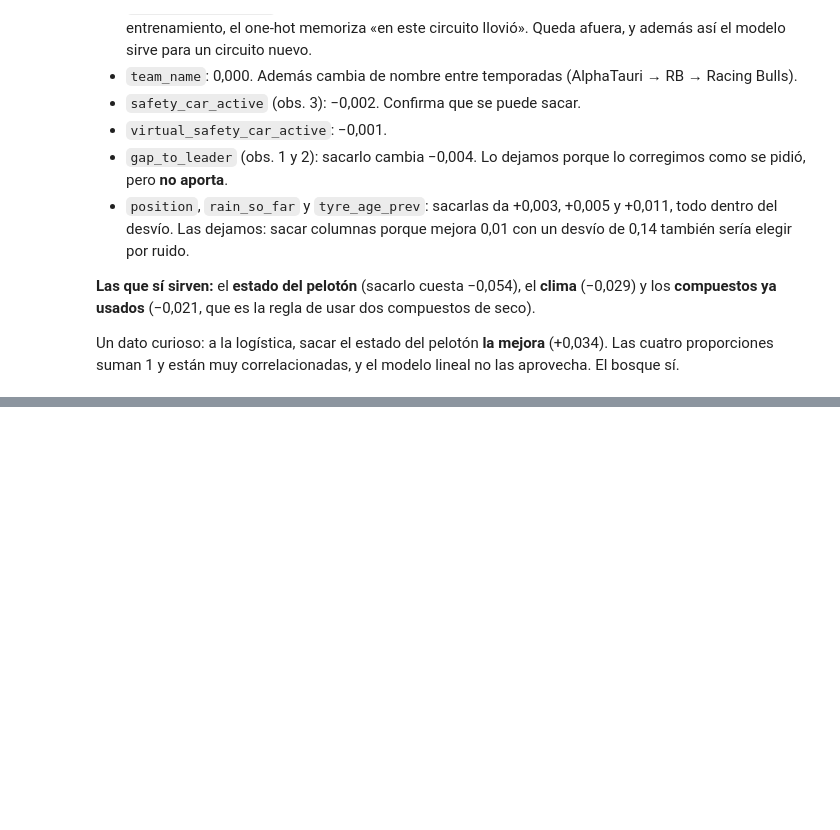
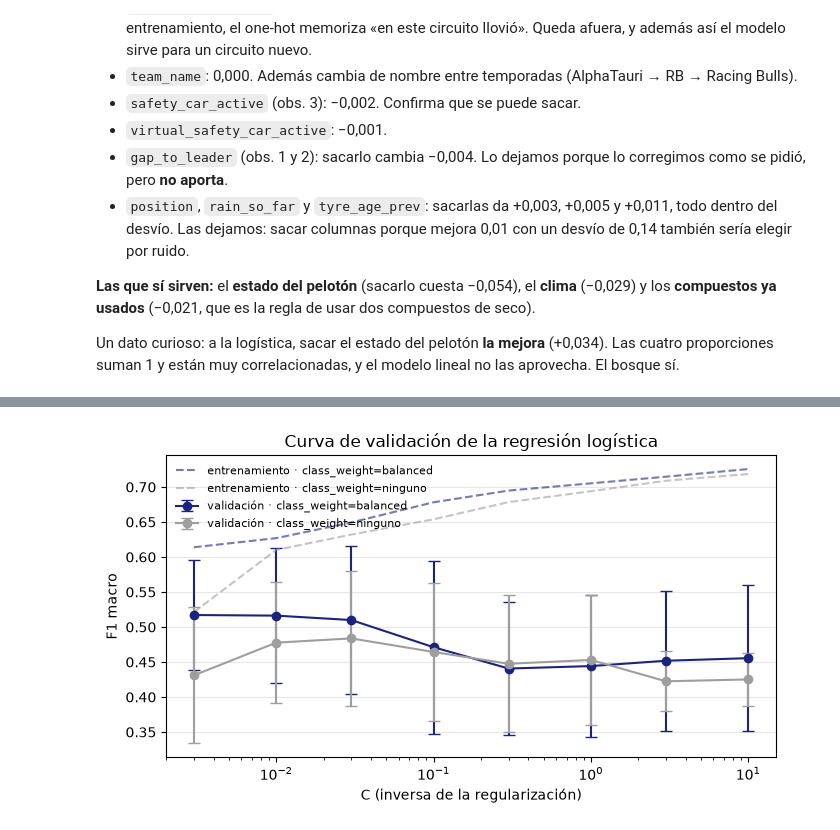
Before and after one commit to solfalabella7/f1-strategy-pipeline, a Jupyter notebook: Entrega3/Entrega3_Modelado.ipynb, the cells around one changed output, grey strips where cells are left out. Saved outputs shown, nothing was run; the diff lists cells and outputs as text; code cells hidden in the pictures; blank space fills up the shorter version.

```diff
--- a/Entrega3/Entrega3_Modelado.ipynb
+++ b/Entrega3/Entrega3_Modelado.ipynb
@@ -672,0 +713,15 @@ Grilla sobre el random forest con la **misma** validación por carrera. Mostramo
+# %%
+grilla_logistica = GridSearchCV(
+    armar_pipeline(LogisticRegression(max_iter=5000, random_state=SEED)),
+    param_grid={"modelo__C": [0.003, 0.01, 0.03, 0.1, 0.3, 1, 3, 10],
+                "modelo__class_weight": [None, "balanced"]},
+    scoring="f1_macro", cv=CV, n_jobs=-1, return_train_score=True)
+grilla_logistica.fit(X_train, y_train, groups=grupos_train)
+
+tabla_logistica = pd.DataFrame(grilla_logistica.cv_results_)[[
+    "param_modelo__C", "param_modelo__class_weight", "mean_test_score", "std_test_score", "mean_train_score",
+    "rank_test_score"]]
+tabla_logistica.columns = ["C", "class_weight", "F1 val", "desvío val", "F1 entrenamiento", "puesto"]
+tabla_logistica["class_weight"] = tabla_logistica["class_weight"].fillna("ninguno")
+print("Mejor logística:", grilla_logistica.best_params_)
+tabla_logistica.sort_values("puesto").round(3).reset_index(drop=True)
@@ -672,0 +747,18 @@ Grilla sobre el random forest con la **misma** validación por carrera. Mostramo
+# %%
+fig, ax = plt.subplots(figsize=(7, 4))
+for peso, color in [("balanced", "#1a237e"), ("ninguno", "#9e9e9e")]:
+    t = tabla_logistica[tabla_logistica["class_weight"] == peso].sort_values("C")
+    ax.errorbar(t["C"].astype(float), t["F1 val"], yerr=t["desvío val"], marker="o", capsize=4, color=color,
+                label=f"validación · class_weight={peso}")
+    ax.plot(t["C"].astype(float), t["F1 entrenamiento"], linestyle="--", color=color, alpha=0.6,
+            label=f"entrenamiento · class_weight={peso}")
+ax.set_xscale("log")
+ax.set_xlabel("C (inversa de la regularización)")
+ax.set_ylabel("F1 macro")
+ax.set_title("Curva de validación de la regresión logística")
+ax.grid(axis="y", alpha=0.3)
+ax.legend(frameon=False, fontsize=8)
+plt.tight_layout()
+plt.show()
+# %% [output]
+[figure, added]
```
Also changed, not shown: parts of 40 cells of this notebook, 1 other file.
